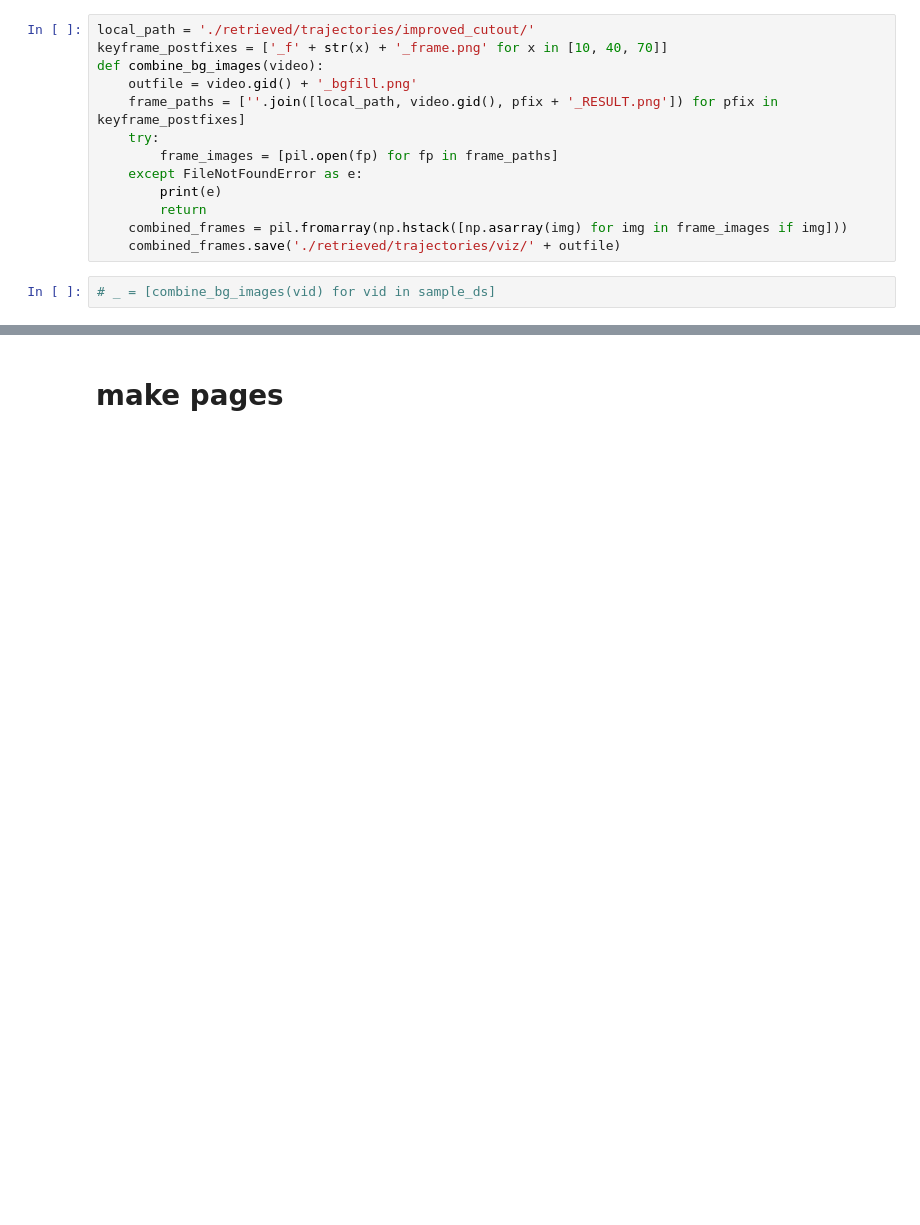
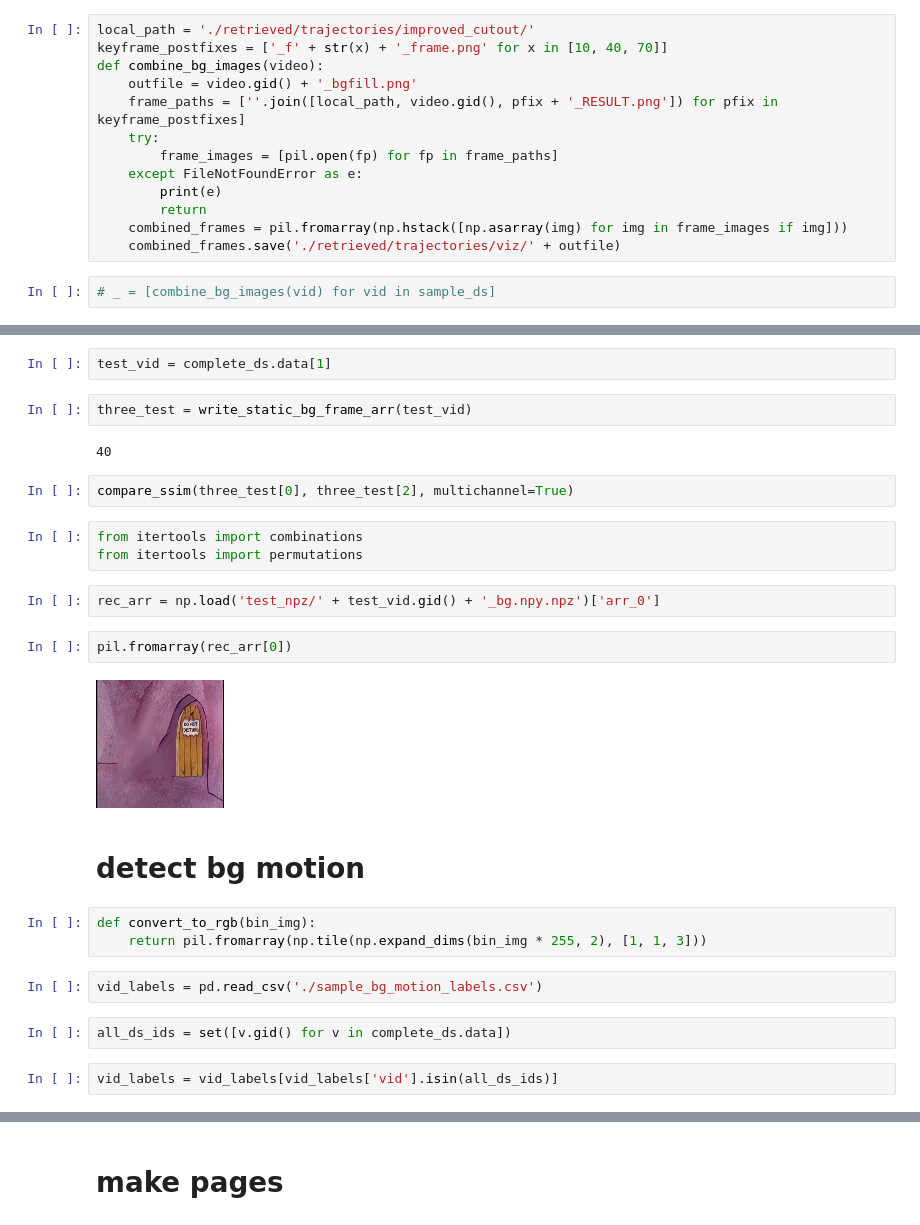
Before and after one commit to drschwenk/analyze_ds, a Jupyter notebook: gen_doc_pages.ipynb, the cells around one changed output, grey strips where cells are left out. Drawn from its saved outputs; the diff is of its cells as text; blank space fills up the shorter version.

```diff
--- a/gen_doc_pages.ipynb
+++ b/gen_doc_pages.ipynb
@@ -167,0 +203,28 @@ def combine_bg_images(video):
+# %%
+test_vid = complete_ds.data[1]
+# %%
+three_test = write_static_bg_frame_arr(test_vid)
+# %% [output]
+40
+# %%
+compare_ssim(three_test[0], three_test[2], multichannel=True)
+# %%
+from itertools import combinations
+from itertools import permutations
+# %%
+rec_arr = np.load('test_npz/' + test_vid.gid() + '_bg.npy.npz')['arr_0']
+# %%
+pil.fromarray(rec_arr[0])
+# %% [output]
+[figure, added]
+# %% [markdown]
+# detect bg motion
+# %%
+def convert_to_rgb(bin_img):
+    return pil.fromarray(np.tile(np.expand_dims(bin_img * 255, 2), [1, 1, 3]))
+# %%
+vid_labels = pd.read_csv('./sample_bg_motion_labels.csv')
+# %%
+all_ds_ids = set([v.gid() for v in complete_ds.data])
+# %%
+vid_labels = vid_labels[vid_labels['vid'].isin(all_ds_ids)]
```
Also changed, not shown: parts of 75 cells of this notebook.
